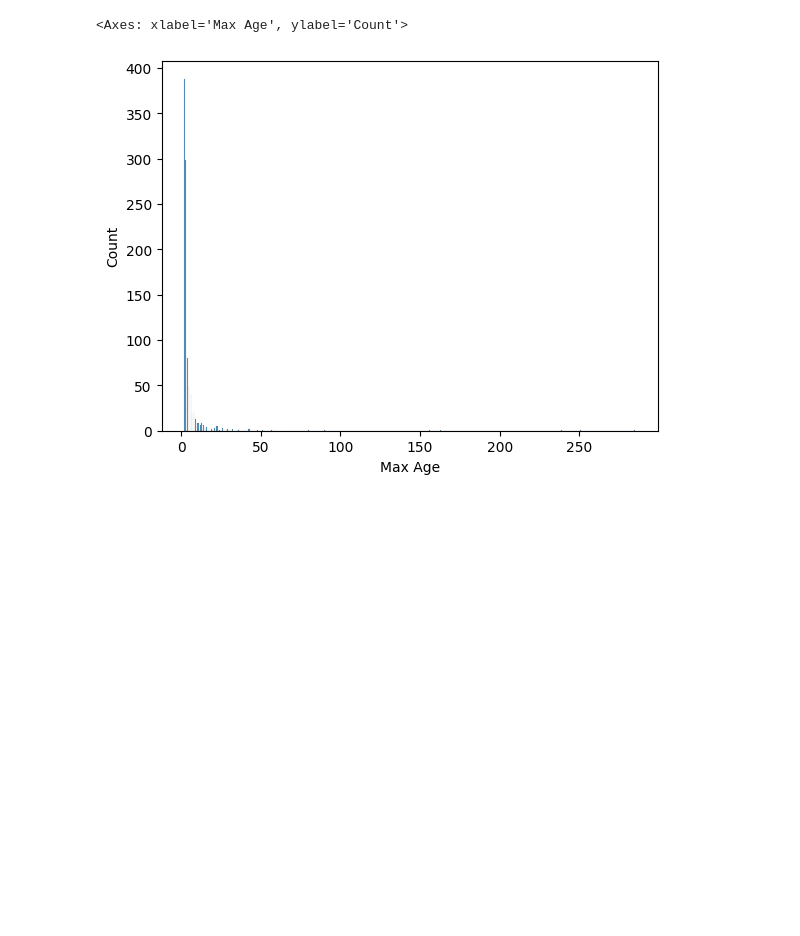
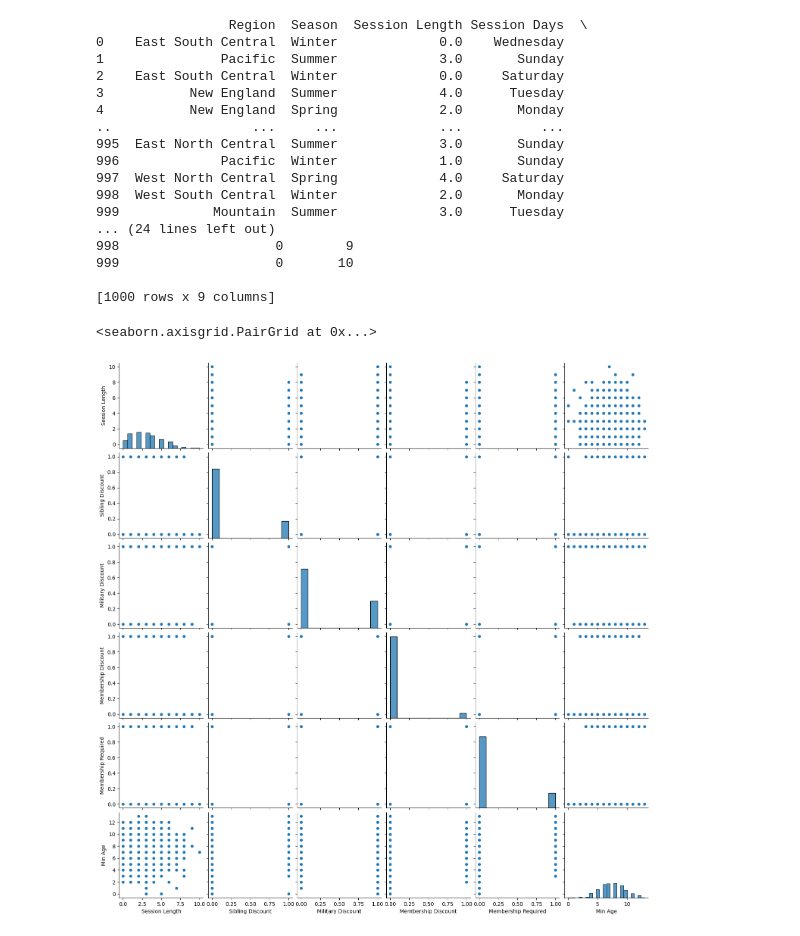
Before and after one commit to TheAdaptoid/First_Tee_Retention, a Jupyter notebook: Pseudo_Random_Data_Generator.ipynb, the cells around one changed output. Saved outputs shown, nothing was run; the diff lists cells and outputs as text; code cells hidden in the pictures; blank space fills up the shorter version.

```diff
--- a/Pseudo_Random_Data_Generator.ipynb
+++ b/Pseudo_Random_Data_Generator.ipynb
@@ -42,10 +42,9 @@ def Clamp(value, minVal, maxVal):
     else:
         return maxVal
 
-def Skew_Value(mean, deviation, power):
-    normalScalar = abs(np.random.normal(mean, deviation))
-    offset = abs(mean - normalScalar)
-    skewValue = ((1+power) / offset) + normalScalar
+def Skew_Value(mean, deviation, power, dilution, direction):
+    realPower = direction * (1 + power)
+    zScore = (np.random.normal(mean, deviation) - mean) / deviation
     return skewValue
 # %%
 dataSetSize = 1000
@@ -62,6 +61,10 @@ prdDict = {
     "Membership Required": [],
     "Min Age": [],
     "Max Age": [],
+    "Price": [],
+    "Max Capacity": [],
+    "Registration Total": [],
+    "Registration Ratio": []
 }
 
 #Dependent Variables
@@ -74,14 +77,31 @@ for index in range(dataSetSize):
     prdDict["Membership Discount"].append(Clamp(np.random.normal(0.08, 0.27), 0, 1))
     prdDict["Membership Required"].append(Clamp(np.random.normal(0.17, 0.38), 0, 1))
     prdDict["Min Age"].append(round(abs(np.random.normal(7.96, 2.39)) / (1 + np.random.normal(0.07, 0.02)))) #Skew strength [power, dilution], skew direction [*,/]
-    prdDict["Max Age"].append(round(Skew_Value(0, 1, 0.3), 0))
+    prdDict["Max Age"].append(round(Skew_Value(7.96, 2.39, 0.07, 0.02)))
 
 
 prdFrame = pd.DataFrame(prdDict)
 # %%
-#print(prdFrame)
+print(prdFrame)
 
-sns.histplot(data=prdFrame, x="Max Age")
+sns.pairplot(data=prdFrame)
 # %% [output]
-<Axes: xlabel='Max Age', ylabel='Count'>
+                 Region  Season  Session Length Session Days  \
+0    East South Central  Winter             0.0    Wednesday
+1               Pacific  Summer             3.0       Sunday
+2    East South Central  Winter             0.0     Saturday
+3           New England  Summer             4.0      Tuesday
+4           New England  Spring             2.0       Monday
+..                  ...     ...             ...          ...
+995  East North Central  Summer             3.0       Sunday
+996             Pacific  Winter             1.0       Sunday
+997  West North Central  Spring             4.0     Saturday
+998  West South Central  Winter             2.0       Monday
+999            Mountain  Summer             3.0      Tuesday
+... (24 lines left out)
+998                    0        9
+999                    0       10
+
+[1000 rows x 9 columns]
+<seaborn.axisgrid.PairGrid at 0x...>
-[figure, old version]
+[figure, new version]
```
Also changed, not shown: 11 other files.
